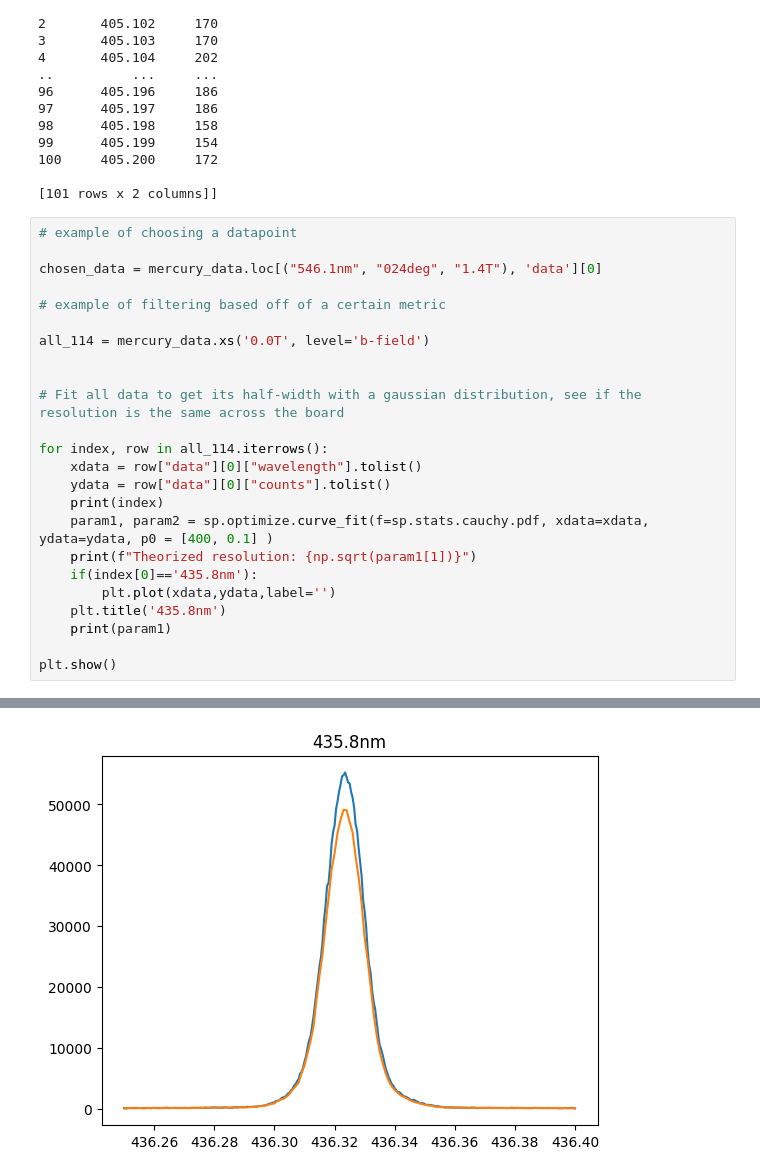
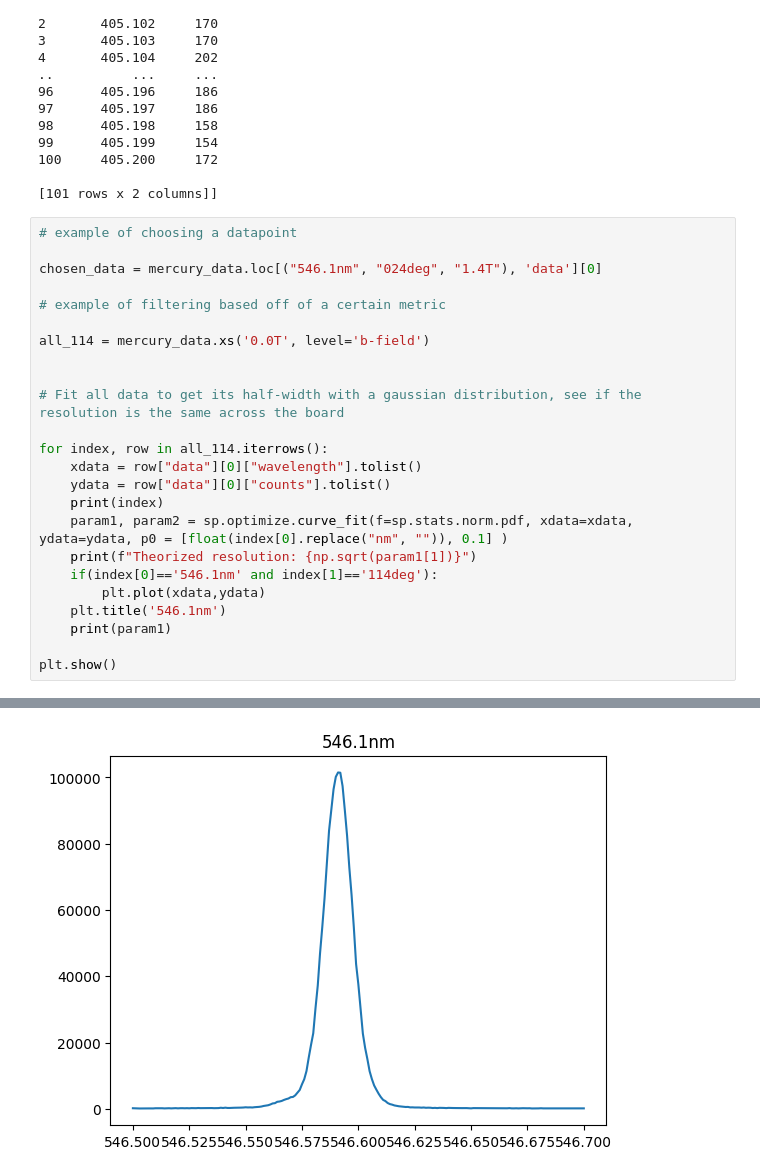
Before and after one commit to ahmedali6395/exp_modern_phys_388, a Jupyter notebook: zeeman_effect/zeeman_data_processing.ipynb, the cells around one changed output, grey strips where cells are left out. Drawn from its saved outputs; the diff is of its cells as text.

```diff
--- a/zeeman_effect/zeeman_data_processing.ipynb
+++ b/zeeman_effect/zeeman_data_processing.ipynb
@@ -63,11 +70,11 @@ for index, row in all_114.iterrows():
     xdata = row["data"][0]["wavelength"].tolist()
     ydata = row["data"][0]["counts"].tolist()
     print(index)
-    param1, param2 = sp.optimize.curve_fit(f=sp.stats.cauchy.pdf, xdata=xdata, ydata=ydata, p0 = [400, 0.1] )
+    param1, param2 = sp.optimize.curve_fit(f=sp.stats.norm.pdf, xdata=xdata, ydata=ydata, p0 = [float(index[0].replace("nm", "")), 0.1] )
     print(f"Theorized resolution: {np.sqrt(param1[1])}")
-    if(index[0]=='435.8nm'):
-        plt.plot(xdata,ydata,label='')
-    plt.title('435.8nm')
+    if(index[0]=='546.1nm' and index[1]=='114deg'):
+        plt.plot(xdata,ydata)
+    plt.title('546.1nm')
     print(param1)
 
 plt.show()
@@ -93 +100 @@ Theorized resolution: 0.31622776601683794
-[figure, old version]
+[figure, new version]
```
Also changed, not shown: parts of 11 cells of this notebook, 2 other files.
